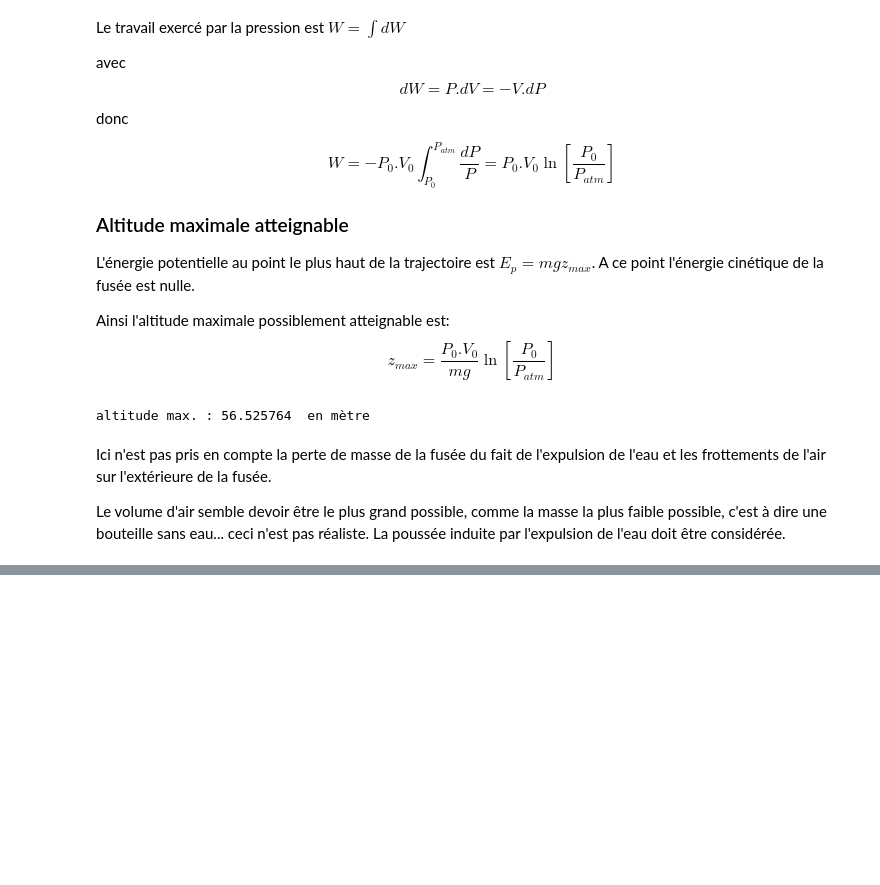
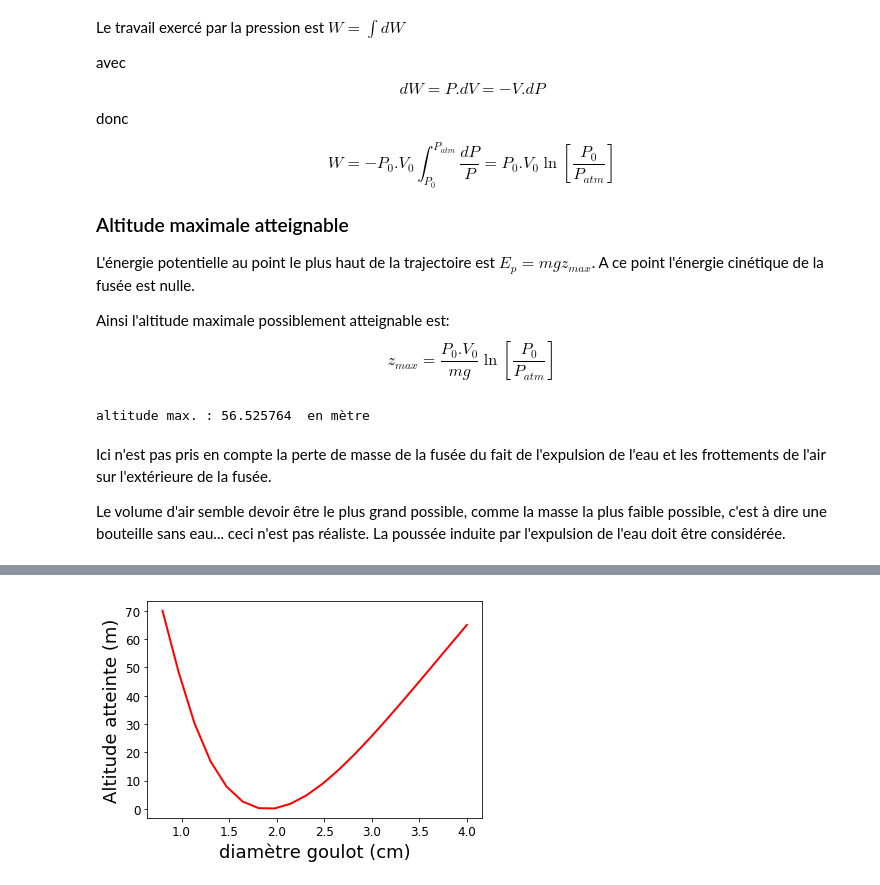
Before and after one commit to xdze2/xdze2.github.io-src, a Jupyter notebook: content/physique/fusee.ipynb, the cells around one changed output, grey strips where cells are left out. Drawn from its saved outputs; the diff is of its cells as text; code cells hidden in the pictures; blank space fills up the shorter version.

```diff
--- a/content/physique/fusee.ipynb
+++ b/content/physique/fusee.ipynb
@@ -355,0 +432,17 @@ plt.ylabel('Altitude atteinte (m)');
+# %%
+rocketparams = {'P_0':4e5,
+                'alpha':.6,
+                'D':88e-3,
+                'L':330e-3,
+                'rho':1000,
+                'mVide': .1,
+                'Cx':.3 }
+
+dia_range = np.linspace(8e-3, 40e-3, 20)
+altitude = [ altitudeMax( WaterRocket( **rocketparams, d=a ) ) for a in  dia_range ]
+
+plt.plot( dia_range*1e2, altitude, 'r' );
+plt.xlabel(u'diamètre goulot (cm)');
+plt.ylabel('Altitude atteinte (m)');
+# %% [output]
+[figure, added]
```
Also changed, not shown: parts of 59 cells of this notebook.
